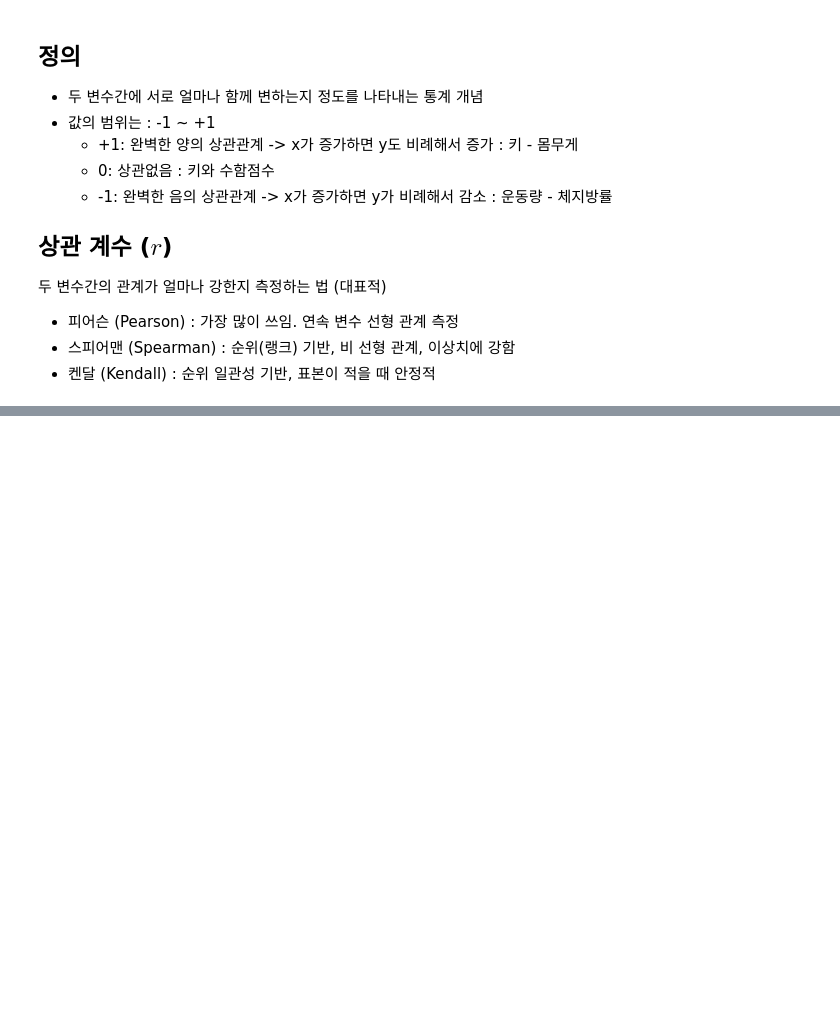
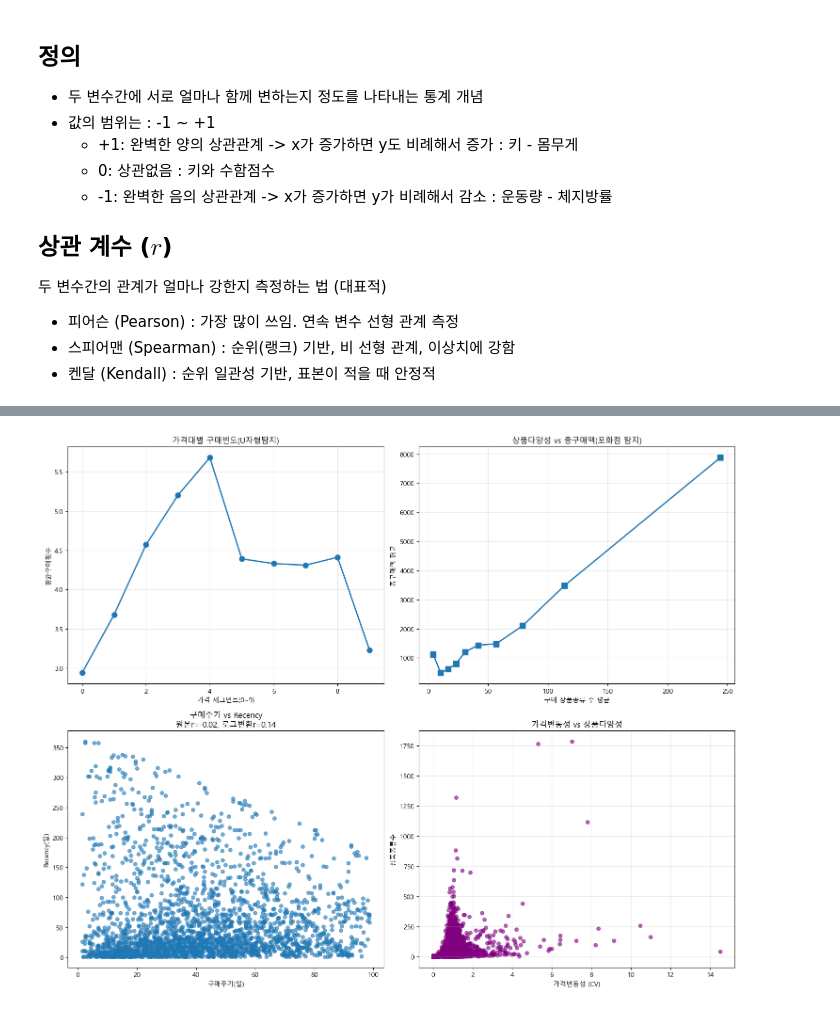
Before and after one commit to baesisi3648/TIL, a Jupyter notebook: 데이터분석/06-corr.ipynb, the cells around one changed output, grey strips where cells are left out. Saved outputs shown, nothing was run; the diff lists cells and outputs as text; code cells hidden in the pictures; blank space fills up the shorter version.

```diff
--- a/데이터분석/06-corr.ipynb
+++ b/데이터분석/06-corr.ipynb
@@ -470,0 +376,80 @@ analysis_data = customer_stats[key_vars].copy()
+# %%
+# 비선형 패턴 심화
+
+print('U자형 관계 탐지')
+fig, axes = plt.subplots(2, 2, figsize=(15, 12))
+a1, a2, a3, a4 = axes.ravel()
+
+# 평균 단가 구간별 구매횟수 분석
+customer_stats['Price_Segment'] = pd.qcut(customer_stats['평균단가'], q=10, labels=False, duplicates='drop')
+
+price_freq_analysis = customer_stats.groupby('Price_Segment').agg({
+    'Frequency': ['mean', 'count'],
+    '평균단가': 'mean',
+    'Monetary': 'mean'
+}).round(2)
+
+price_freq_analysis.columns = ['평균구매횟수', '고객수', '평균단가', '평균총구매액']
+
+a1.plot(price_freq_analysis.index, price_freq_analysis['평균구매횟수'], marker='o', linewidth=2, markersize=8)
+a1.set_xlabel('가격 세그먼트(0~9)')
+a1.set_ylabel('평균구매횟수')
+a1.set_title('가격대별 구매빈도(U자형탐지)')
+a1.grid(True, alpha=0.3)
+
+# 구매 상품 다양성 <-> 총구매액
+customer_stats['Variety_Segment'] = pd.qcut(customer_stats['상품종류수'], q=10, labels=False, duplicates='drop')
+
+variety_analysis = customer_stats.groupby('Variety_Segment').agg({
+    'Monetary': 'mean',
+    '평균구매액': 'mean',
+    '상품종류수': 'mean',
+}).round(2)
+
+a2.plot(variety_analysis['상품종류수'], variety_analysis['Monetary'], marker='s', linewidth=2, markersize=8)
+a2.set_xlabel('구매 상품종류 수 평균')
+a2.set_ylabel('총구매액 평균')
+a2.set_title('상품다양성 vs 총구매액(포화점 탐지)')
+a2.grid(True, alpha=0.3)
+
+# 3. 구매주기와 Recency의 관계 (지수적 관계 확인용)
+# 정상적인 구매
+valid_cycle = customer_stats[customer_stats['구매주기'] < customer_stats['구매주기'].quantile(0.95)]
+valid_cycle = valid_cycle[valid_cycle['구매주기'] > 1]
+
+a3.scatter(valid_cycle['구매주기'], valid_cycle['Recency'], alpha=0.6, s=30)
+
+a3.set_xlabel('구매주기(일)')
+a3.set_ylabel('Recency(일)')
+
+# 로그 변환 선형화
+log_cycle = pd.Series(np.log1p(valid_cycle['구매주기']))
+log_recency = pd.Series(np.log1p(valid_cycle['Recency']))
+
+original_corr = valid_cycle['구매주기'].corr(valid_cycle['Recency'])
+log_corr = log_cycle.corr(log_recency)
+a3.set_title(f'구매주기 vs Recency\n원본r={original_corr:.2f}, 로그변환r={log_corr:.2f}')
+
+
+# 가격변동성과 상품종류수 관계
+a4.scatter(customer_stats['가격변동성'], customer_stats['상품종류수'],
+                    alpha=0.6, s=30, color='purple')
+
+# 가격변동성이 높은 고객들의 특성
+high_variation = customer_stats['가격변동성'] > customer_stats['가격변동성'].quantile(0.9)
+
+print(f"   가격변동성 상위 10% 고객 특성:")
+print(f"   - 평균 상품종류수: {customer_stats[high_variation]['상품종류수'].mean():.1f}개")
+print(f"   - 평균 총구매액: {customer_stats[high_variation]['Monetary'].mean():,.0f}원")
+print(f"   - 평균 구매횟수: {customer_stats[high_variation]['Frequency'].mean():.1f}회")
+
+a4.set_xlabel('가격변동성 (CV)')
+a4.set_ylabel('상품종류수')
+a4.set_title('가격변동성 vs 상품다양성')
+a4.grid(True, alpha=0.3)
+
+
+
+plt.tight_layout()
+plt.show()
+# %% [output]
@@ -470,0 +461 @@ analysis_data = customer_stats[key_vars].copy()
+[figure, added]
```
Also changed, not shown: parts of 21 cells of this notebook.
